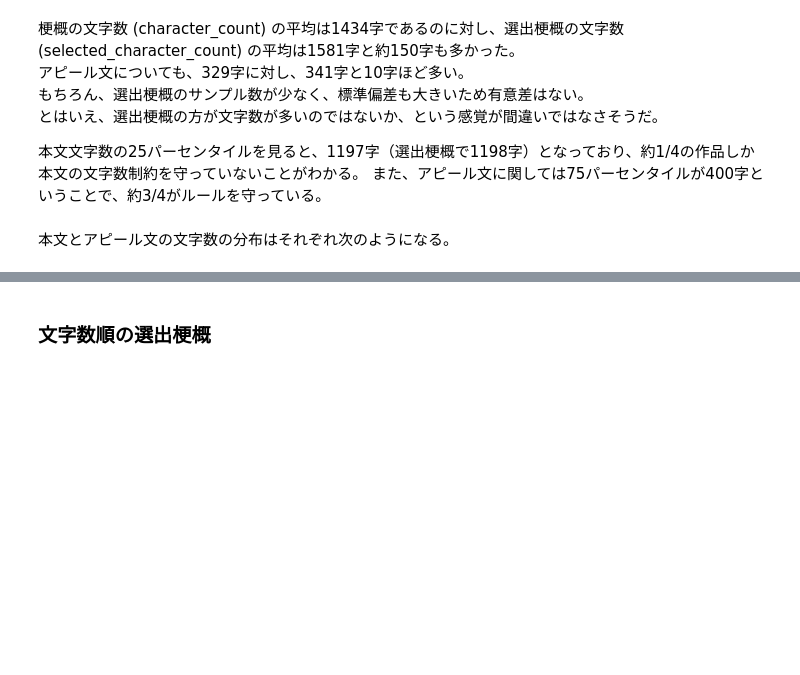
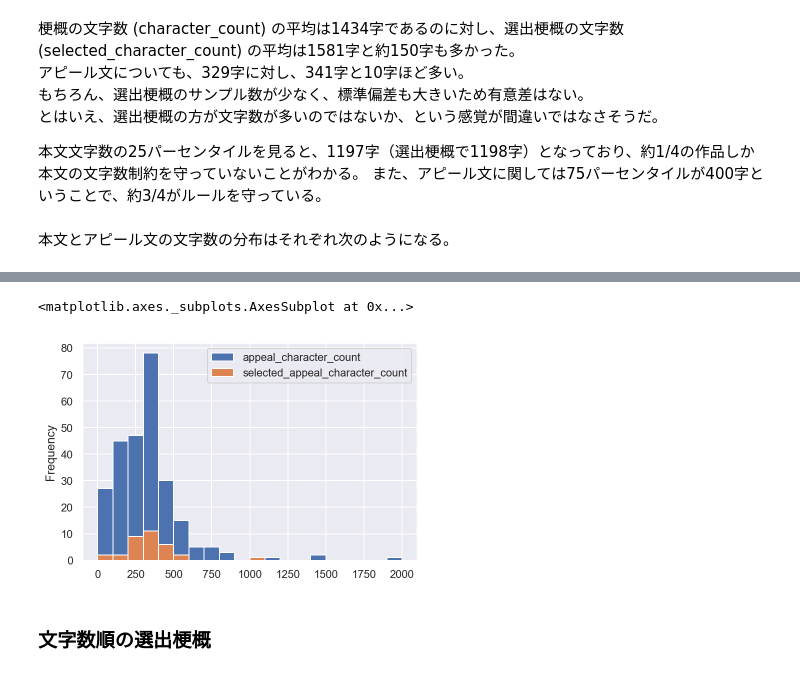
Before and after one commit to fuji-nakahara/genron-school-sf-app, a Jupyter notebook: notebook/genron-sf-2018-data-analysis.ipynb, the cells around one changed output, grey strips where cells are left out. Cells and saved outputs as stored; diff of their text form; code cells hidden in the pictures; blank space fills up the shorter version.

```diff
--- a/notebook/genron-sf-2018-data-analysis.ipynb
+++ b/notebook/genron-sf-2018-data-analysis.ipynb
@@ -408,3 +404,9 @@ character_counts_with_selected[['appeal_character_count', 'selected_appeal_chara
+# %%
+bins = list(range(0, int(character_counts_with_selected.appeal_character_count.max()) + 100, 100))
+character_counts_with_selected[['appeal_character_count', 'selected_appeal_character_count']].plot.hist(bins=bins)
+# %% [output]
+<matplotlib.axes._subplots.AxesSubplot at 0x...>
+[figure, added]
 # %% [markdown]
 ### 文字数順の選出梗概
 # %% [markdown]
```
Also changed, not shown: parts of 4 cells of this notebook.
